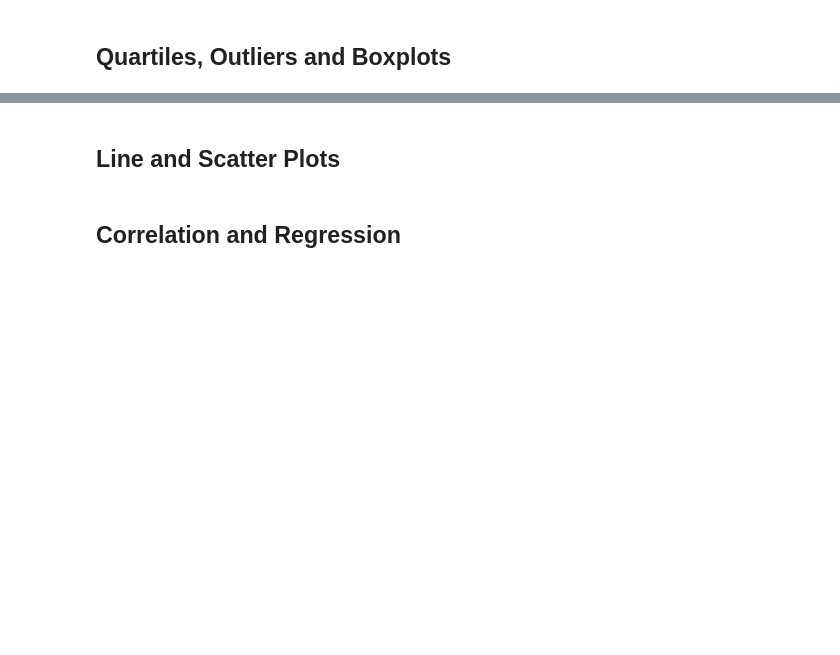
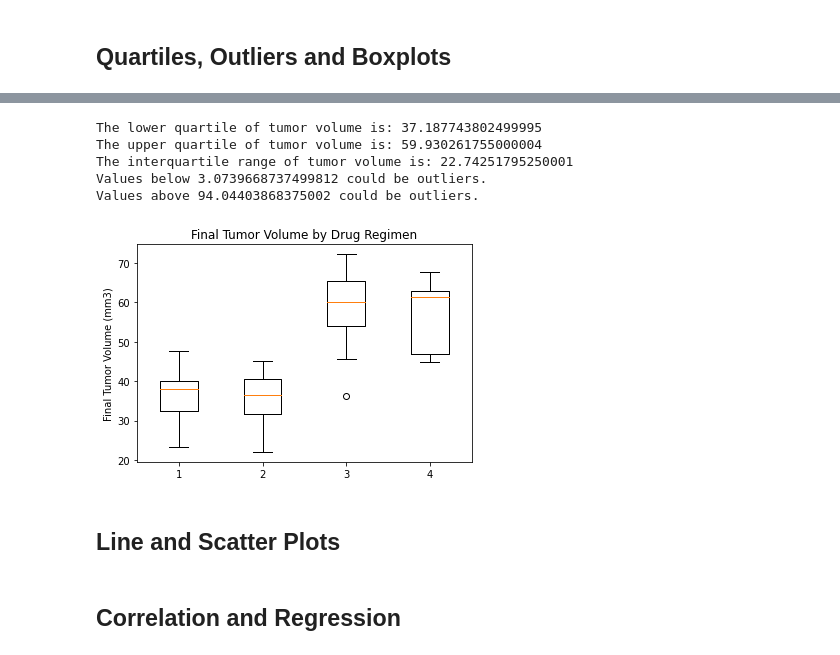
Before and after one commit to sissa81/Pymaceuticals-Matplotlib-Challenge, a Jupyter notebook: pymaceuticals.ipynb, the cells around one changed output, grey strips where cells are left out. Saved outputs shown, nothing was run; the diff lists cells and outputs as text; code cells hidden in the pictures; blank space fills up the shorter version.

```diff
--- a/pymaceuticals.ipynb
+++ b/pymaceuticals.ipynb
@@ -173,6 +175,12 @@ plt.show()
 # Capomulin, Ramicane, Infubinol, and Ceftamin
 
 # Start by getting the last (greatest) timepoint for each mouse
+latest = clean_data.groupby(["Mouse ID"], sort=False)["Timepoint"].max()
+latest_df = pd.DataFrame(latest, columns =["Timepoint"])
 
+# Print to see how it looks
+# latest_df.head()
 
 # Merge this group df with the original dataframe to get the tumor volume at the last timepoint
+merge_df = pd.merge(latest_df, clean_data, how="left", on=["Mouse ID","Timepoint"])
+merge_df
@@ -196,5 +201,52 @@ plt.show()
+# %%
+# Put treatments into a list for later for plot labels
+treatments = ["Capomulin", "Ramicane", "Infubinol", "Ceftamin"]
+
+# Create merged dataframe for promising drugs
+capomulin = merge_df.loc[(merge_df["Drug Regimen"] == "Capomulin"), :]
+ramicane = merge_df.loc[(merge_df["Drug Regimen"] == "Ramicane"), :]
+infubinol = merge_df.loc[(merge_df["Drug Regimen"] == "Infubinol"), :]
+ceftamin = merge_df.loc[(merge_df["Drug Regimen"] == "Ceftamin"), :]
+promising_drugs_df = capomulin.append([ramicane, infubinol, ceftamin])
+
+# Calculate the IQR and quantitatively determine if there are any potential outliers.
+quartiles = promising_drugs_df["Tumor Volume (mm3)"].quantile([.25,.5,.75])
+lowerq = quartiles[0.25]
+upperq = quartiles[0.75]
+iqr = upperq-lowerq
+
+print(f"The lower quartile of tumor volume is: {lowerq}")
+print(f"The upper quartile of tumor volume is: {upperq}")
+print(f"The interquartile range of tumor volume is: {iqr}")
+
+# Locate and subset the rows which contain mice on each drug and get the tumor volumes
+tumor_capomulin = capomulin["Tumor Volume (mm3)"]
+tumor_ramicane = ramicane["Tumor Volume (mm3)"]
+tumor_infubinol = infubinol["Tumor Volume (mm3)"]
+tumor_ceftamin = ceftamin["Tumor Volume (mm3)"]
+
+
+# Determine outliers using upper and lower bounds
+lower_bound = lowerq - (1.5*iqr)
+upper_bound = upperq + (1.5*iqr)
+print(f"Values below {lower_bound} could be outliers.")
+print(f"Values above {upper_bound} could be outliers.")
+# %% [output]
+The lower quartile of tumor volume is: 37.187743802499995
+The upper quartile of tumor volume is: 59.930261755000004
+The interquartile range of tumor volume is: 22.74251795250001
+Values below 3.0739668737499812 could be outliers.
+Values above 94.04403868375002 could be outliers.
 # %%
 # Generate a box plot of the final tumor volume of each mouse across four regimens of interest
+tumors = [tumor_capomulin, tumor_ramicane, tumor_infubinol, tumor_ceftamin[::2]]
+fig1, ax1 = plt.subplots()
+ax1.set_ylabel('Final Tumor Volume (mm3)')
+ax1.set_title("Final Tumor Volume by Drug Regimen")
+ax1.boxplot(tumors)
+plt.show()
+# %% [output]
+[figure, added]
 # %% [markdown]
 ## Line and Scatter Plots
 # %%
```
Also changed, not shown: parts of 4 cells of this notebook.
